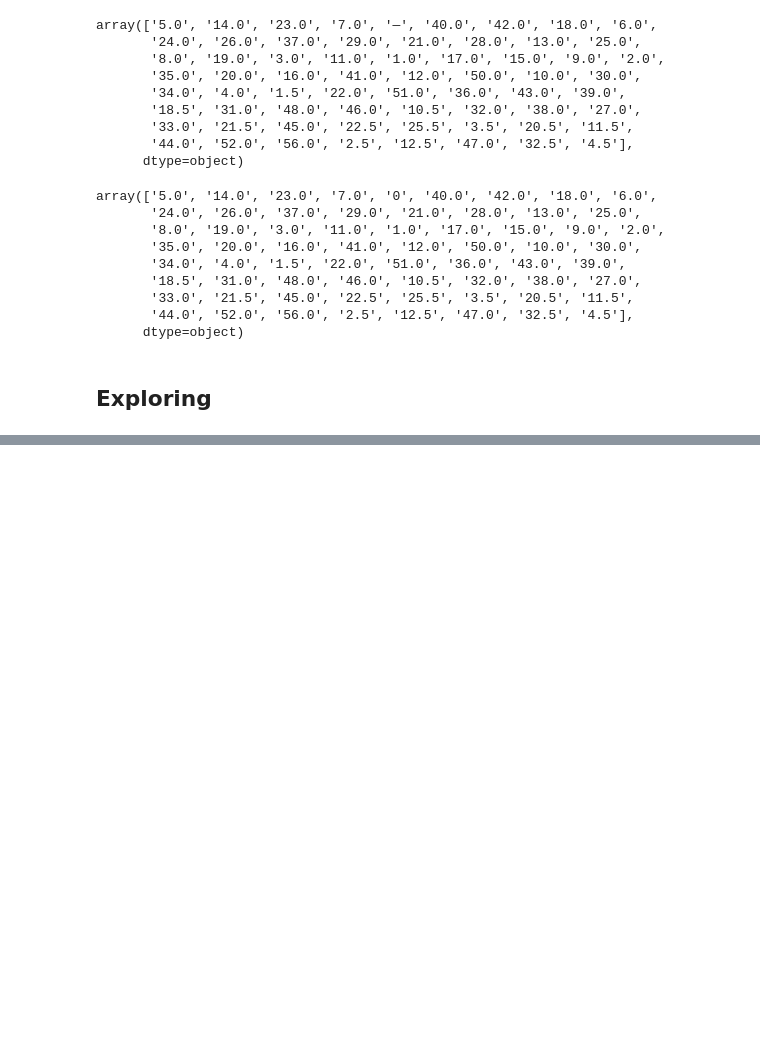
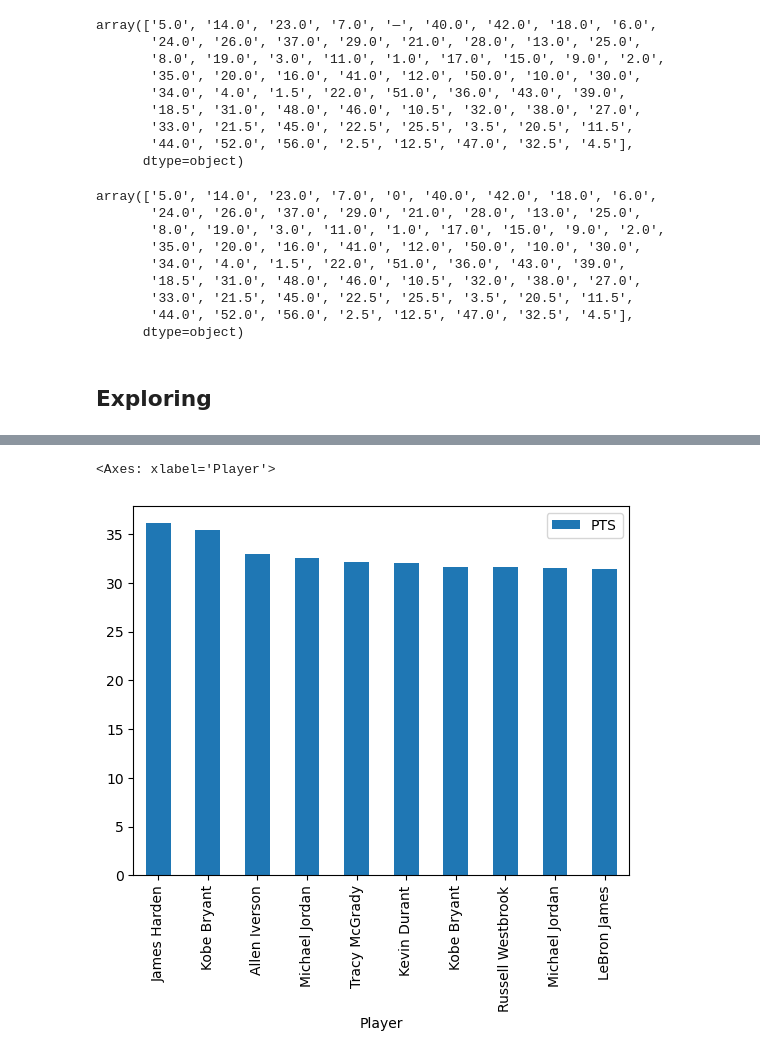
Before and after one commit to AvirukthGT/NBA-MVP-Prediction, a Jupyter notebook: data_cleaning.ipynb, the cells around one changed output, grey strips where cells are left out. Drawn from its saved outputs; the diff is of its cells as text; code cells hidden in the pictures; blank space fills up the shorter version.

```diff
--- a/data_cleaning.ipynb
+++ b/data_cleaning.ipynb
@@ -395,0 +381,5 @@ highest_scoring
+# %%
+highest_scoring.plot.bar("Player","PTS")
+# %% [output]
+<Axes: xlabel='Player'>
+[figure, added]
```
Also changed, not shown: parts of 4 cells of this notebook.
